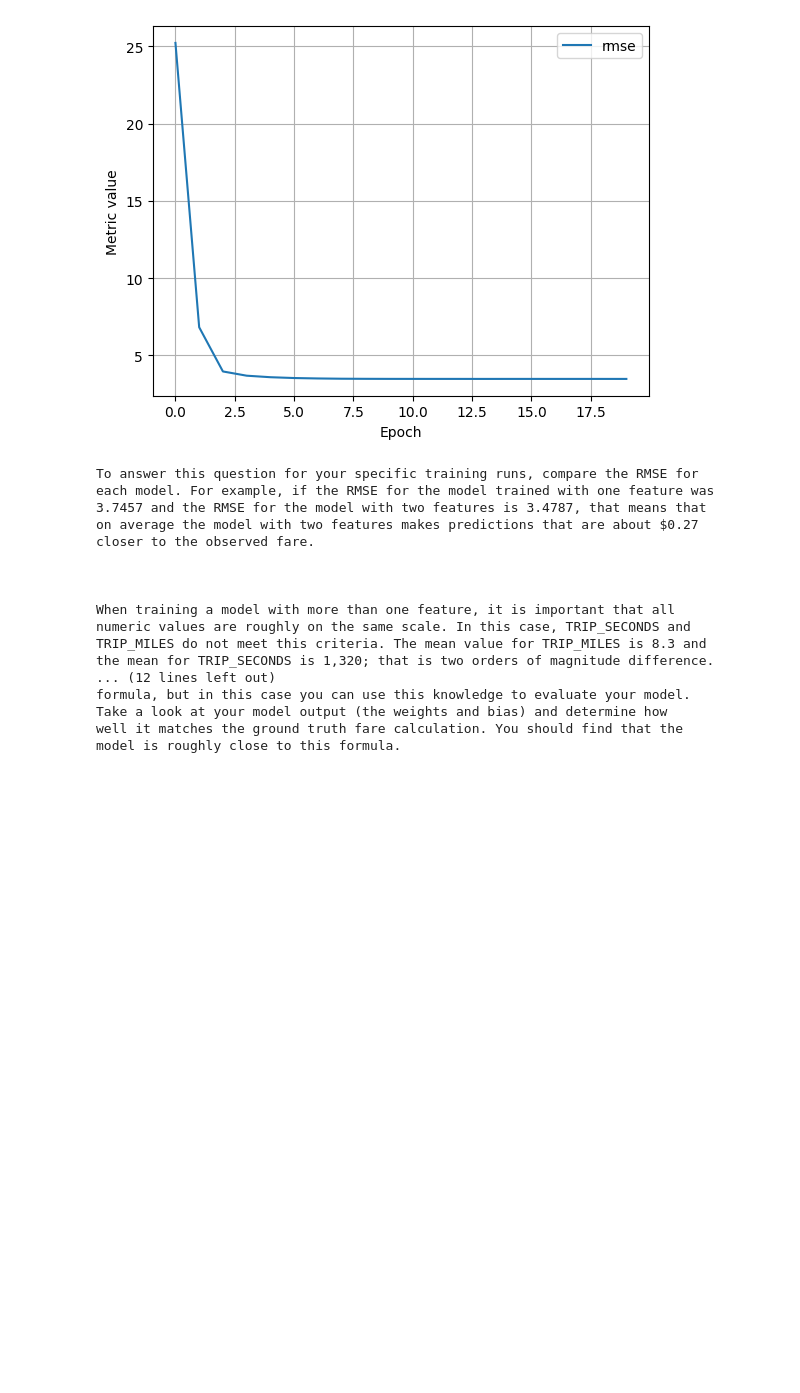
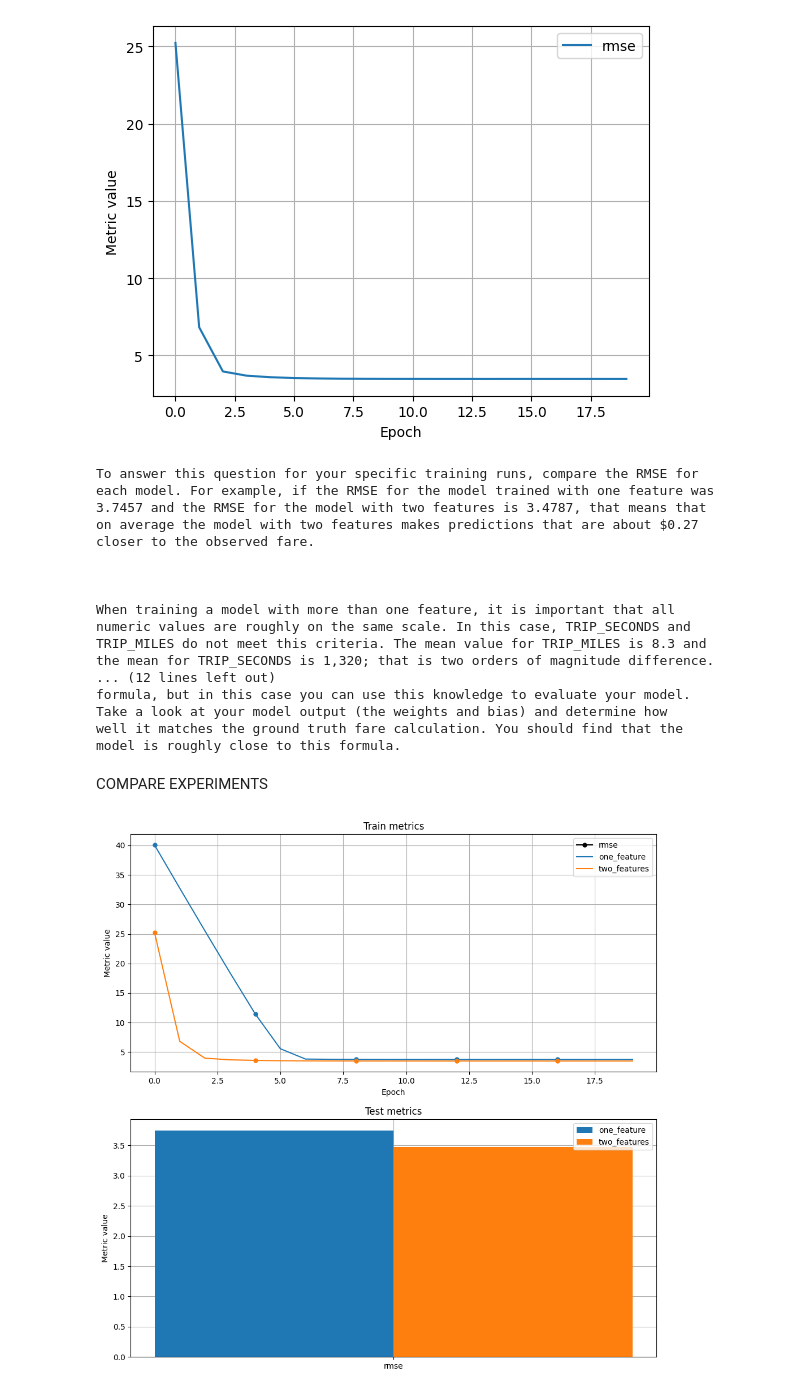
Before and after one commit to donatoubs/Machine-Learning-6-SIN-A-Mar-Jul-2026, a Jupyter notebook: linear_regression_taxi.ipynb, the cells around one changed output. Cells and saved outputs as stored; diff of their text form; code cells hidden in the pictures; blank space fills up the shorter version.

Commit message:
wip: compare experiments

```diff
--- a/linear_regression_taxi.ipynb
+++ b/linear_regression_taxi.ipynb
@@ -499,3 +499,9 @@ formula, but in this case you can use this knowledge to evaluate your model.
 Take a look at your model output (the weights and bias) and determine how
 well it matches the ground truth fare calculation. You should find that the
 model is roughly close to this formula.
+# %% [markdown]
+COMPARE EXPERIMENTS
+# %%
+ml_edu.results.compare_experiment([experiment_1, experiment_3], ['rmse'], training_df, training_df['FARE'].values)
+# %% [output]
+[figure, added]
```
